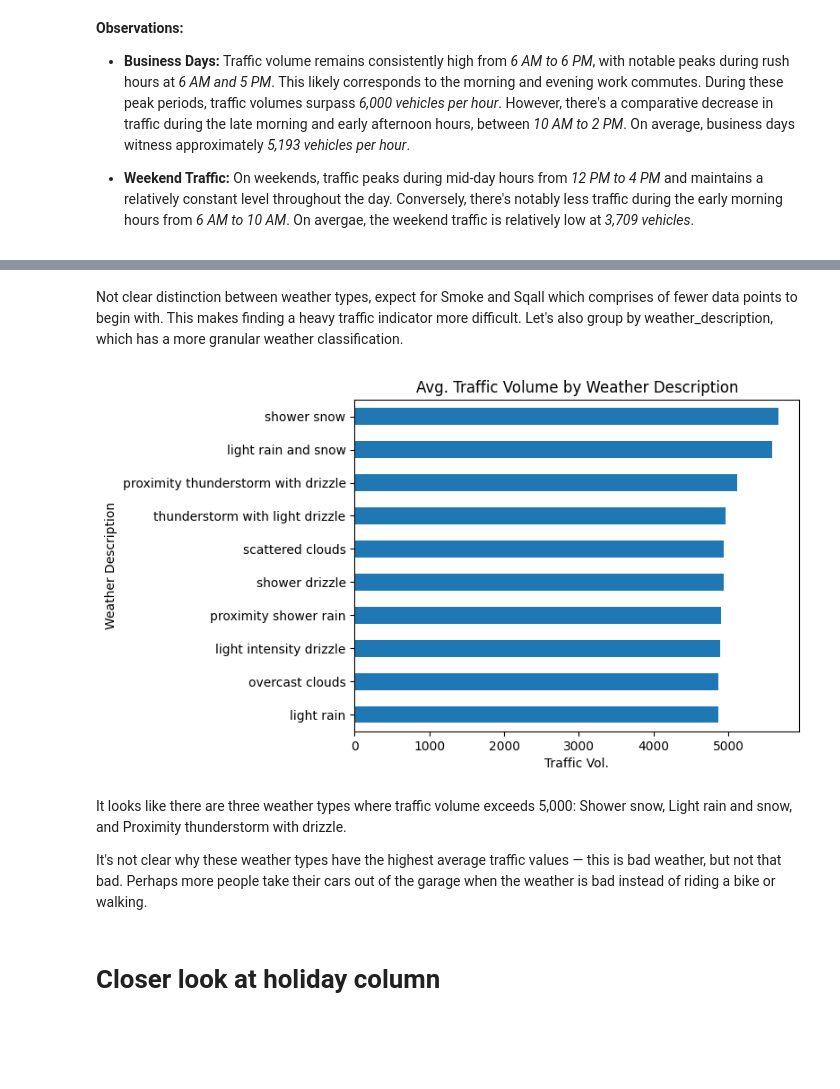
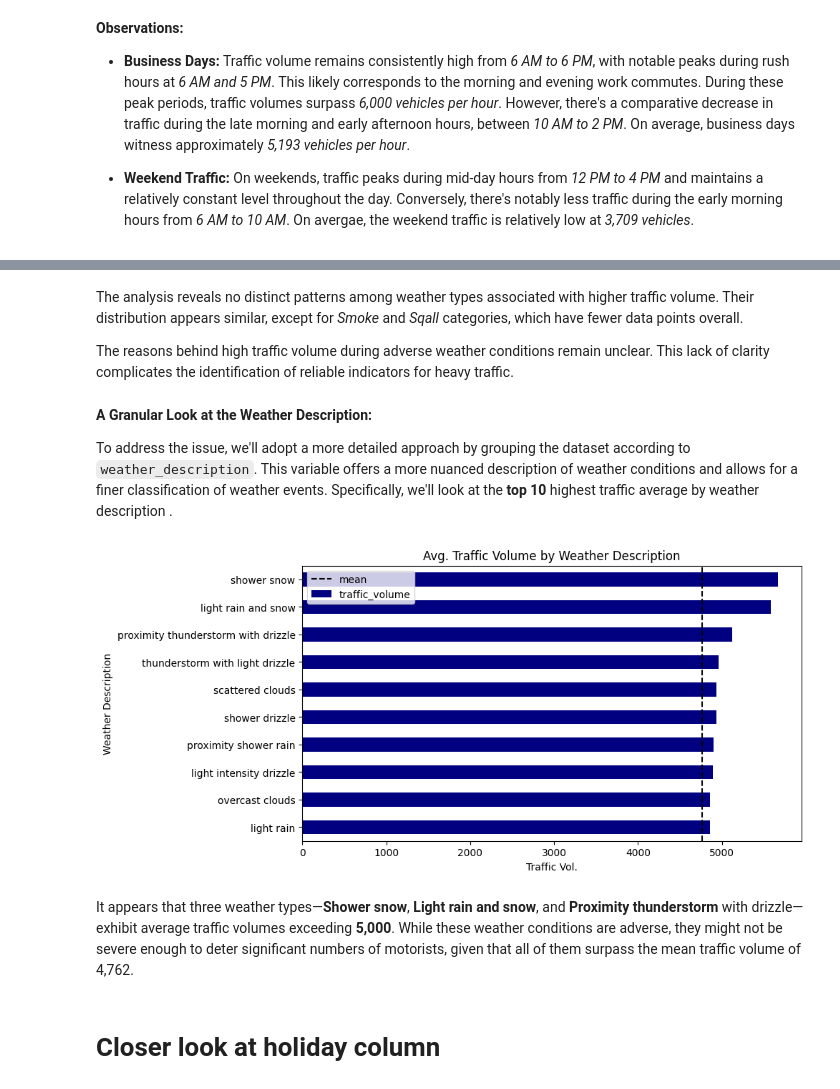
Before and after one commit to shree131/Heavy-Traffic-Indicators-Analysis, a Jupyter notebook: I94_heavy_traffic_indicators_analysis.ipynb, the cells around one changed output, grey strips where cells are left out. Saved outputs shown, nothing was run; the diff lists cells and outputs as text; code cells hidden in the pictures; blank space fills up the shorter version.

```diff
--- a/I94_heavy_traffic_indicators_analysis.ipynb
+++ b/I94_heavy_traffic_indicators_analysis.ipynb
@@ -689,21 +697,31 @@ Passing `palette` without assigning `hue` is deprecated and will be removed in v
-# %% [markdown]
-Not clear distinction between weather types, expect for Smoke and Sqall which comprises of fewer data points to begin with. This makes finding a heavy traffic indicator more difficult. Let's also group by weather_description, which has a more granular weather classification.
+# %% [markdown]
+The analysis reveals no distinct patterns among weather types associated with higher traffic volume. Their distribution appears similar, except for *Smoke* and *Sqall* categories, which have fewer data points overall.
+
+The reasons behind high traffic volume during adverse weather conditions remain unclear. This lack of clarity complicates the identification of reliable indicators for heavy traffic.
+# %% [markdown]
+**A Granular Look at the Weather Description:**
+
+To address the issue, we'll adopt a more detailed approach by grouping the dataset according to `weather_description`. This variable offers a more nuanced description of weather conditions and allows for a finer classification of weather events. Specifically, we'll look at the **top 10** highest traffic average by weather description .
 # %%
-# Traffic Average by weather description
+# Get traffic average by weather description
 mean_by_weather_desc = daytime_traffic.pivot_table(values='traffic_volume', index='weather_description', aggfunc='mean')
 
-# Get the top 10 highest average traffic by weather description
+# Get the top 10 highest traffic average by weather description
 top_10_weather_ind = mean_by_weather_desc['traffic_volume'].sort_values(ascending=False)[:10]
 
-top_10_weather_ind.sort_values().plot.barh(xlabel='Traffic Vol.', ylabel='Weather Description')
+# Visualize the average traffic patterns by plotting a bar chart
+plt.figure(figsize=(9, 5))
+top_10_weather_ind.sort_values().plot.barh(xlabel='Traffic Vol.', ylabel='Weather Description', color='navy')
+
 plt.title('Avg. Traffic Volume by Weather Description')
+plt.axvline(daytime_traffic['traffic_volume'].mean(), color='black', label='mean', linestyle='--')
+plt.legend(loc='upper left')
+
 plt.show()
 # %% [output]
-[figure, old version]
+[figure, new version]
-# %% [markdown]
-It looks like there are three weather types where traffic volume exceeds 5,000: Shower snow, Light rain and snow, and Proximity thunderstorm with drizzle.
-
-It's not clear why these weather types have the highest average traffic values — this is bad weather, but not that bad. Perhaps more people take their cars out of the garage when the weather is bad instead of riding a bike or walking.
+# %% [markdown]
+It appears that three weather types—**Shower snow**, **Light rain and snow**, and **Proximity thunderstorm** with drizzle—exhibit average traffic volumes exceeding **5,000**. While these weather conditions are adverse, they might not be severe enough to deter significant numbers of motorists, given that all of them surpass the mean traffic volume of 4,762.
 # %% [markdown]
 # Closer look at holiday column
 # %%
```
Also changed, not shown: parts of 14 cells of this notebook.
